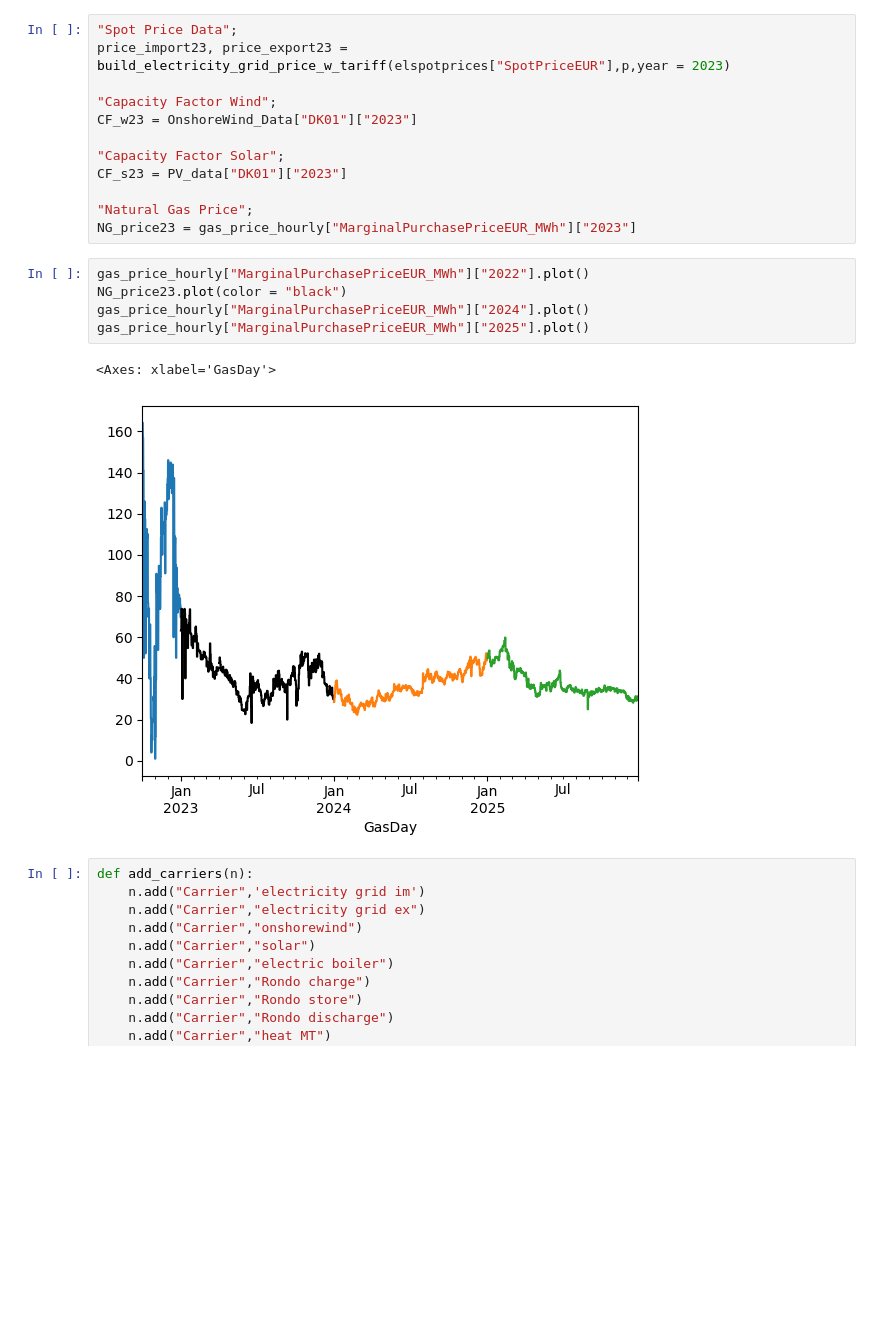
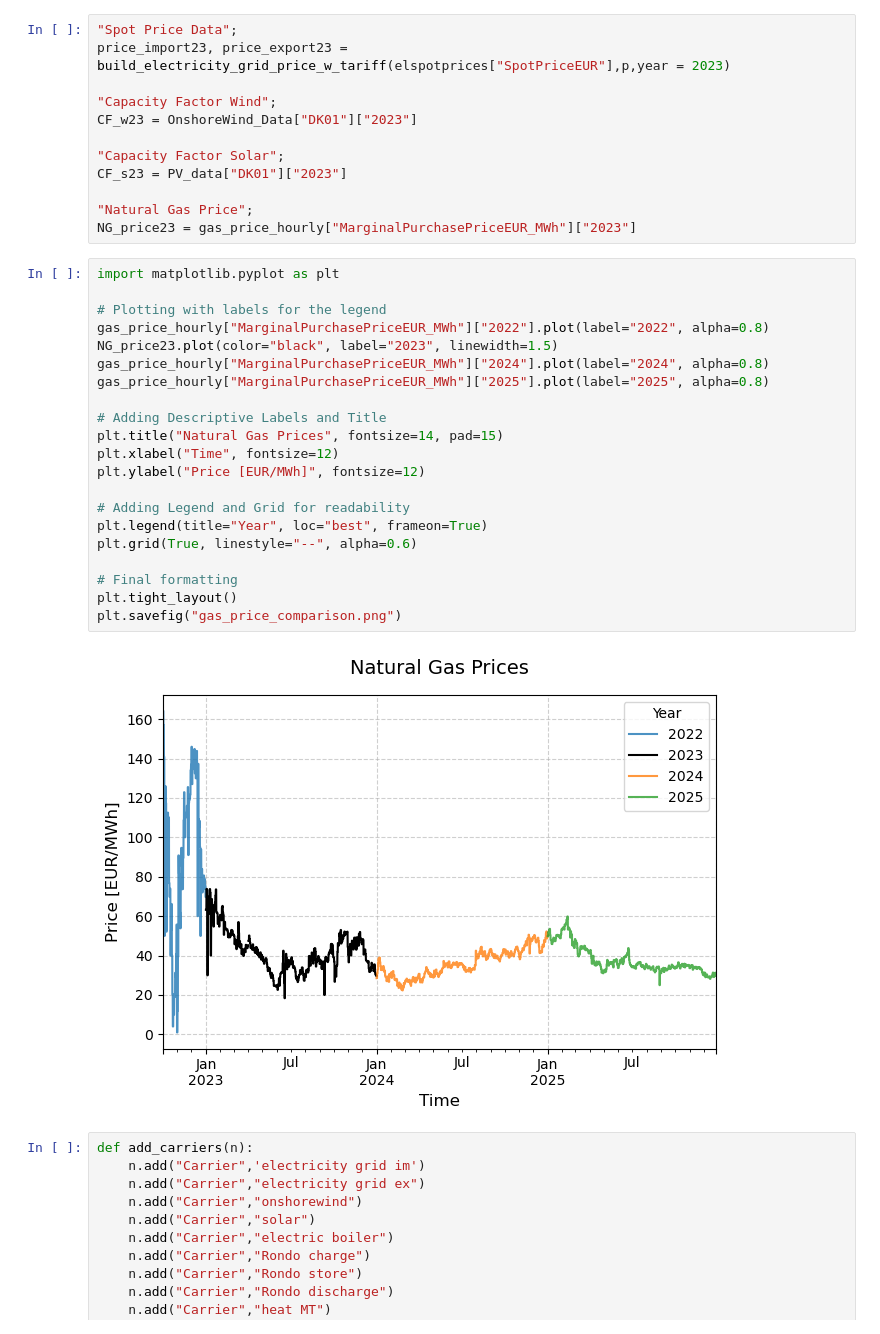
Before and after one commit to pulio12/Msc_Thesis_Greenlab_Skive, a Jupyter notebook: Test_File3.ipynb, the cells around one changed output. Drawn from its saved outputs; the diff is of its cells as text; blank space fills up the shorter version.

```diff
--- a/Test_File3.ipynb
+++ b/Test_File3.ipynb
@@ -532,13 +575,28 @@ CF_s23 = PV_data["DK01"]["2023"]
 "Natural Gas Price";
 NG_price23 = gas_price_hourly["MarginalPurchasePriceEUR_MWh"]["2023"]
 # %%
-gas_price_hourly["MarginalPurchasePriceEUR_MWh"]["2022"].plot()
-NG_price23.plot(color = "black")
-gas_price_hourly["MarginalPurchasePriceEUR_MWh"]["2024"].plot()
-gas_price_hourly["MarginalPurchasePriceEUR_MWh"]["2025"].plot()
+import matplotlib.pyplot as plt
+
+# Plotting with labels for the legend
+gas_price_hourly["MarginalPurchasePriceEUR_MWh"]["2022"].plot(label="2022", alpha=0.8)
+NG_price23.plot(color="black", label="2023", linewidth=1.5)
+gas_price_hourly["MarginalPurchasePriceEUR_MWh"]["2024"].plot(label="2024", alpha=0.8)
+gas_price_hourly["MarginalPurchasePriceEUR_MWh"]["2025"].plot(label="2025", alpha=0.8)
+
+# Adding Descriptive Labels and Title
+plt.title("Natural Gas Prices", fontsize=14, pad=15)
+plt.xlabel("Time", fontsize=12)
+plt.ylabel("Price [EUR/MWh]", fontsize=12)
+
+# Adding Legend and Grid for readability
+plt.legend(title="Year", loc="best", frameon=True)
+plt.grid(True, linestyle="--", alpha=0.6)
+
+# Final formatting
+plt.tight_layout()
+plt.savefig("gas_price_comparison.png")
 # %% [output]
-<Axes: xlabel='GasDay'>
-[figure, old version]
+[figure, new version]
 # %%
 def add_carriers(n):
     n.add("Carrier",'electricity grid im')
```
Also changed, not shown: parts of 49 cells of this notebook, 2 other files.
